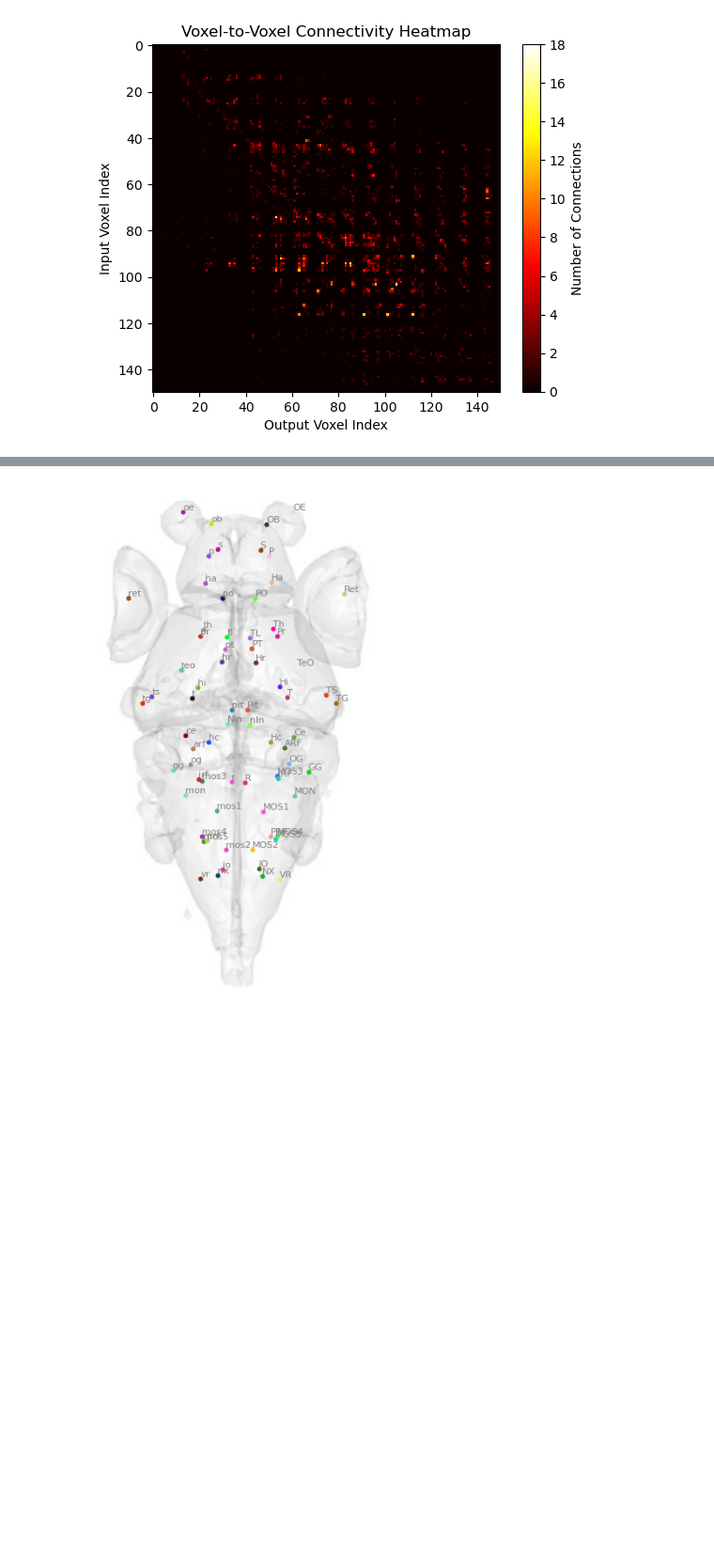
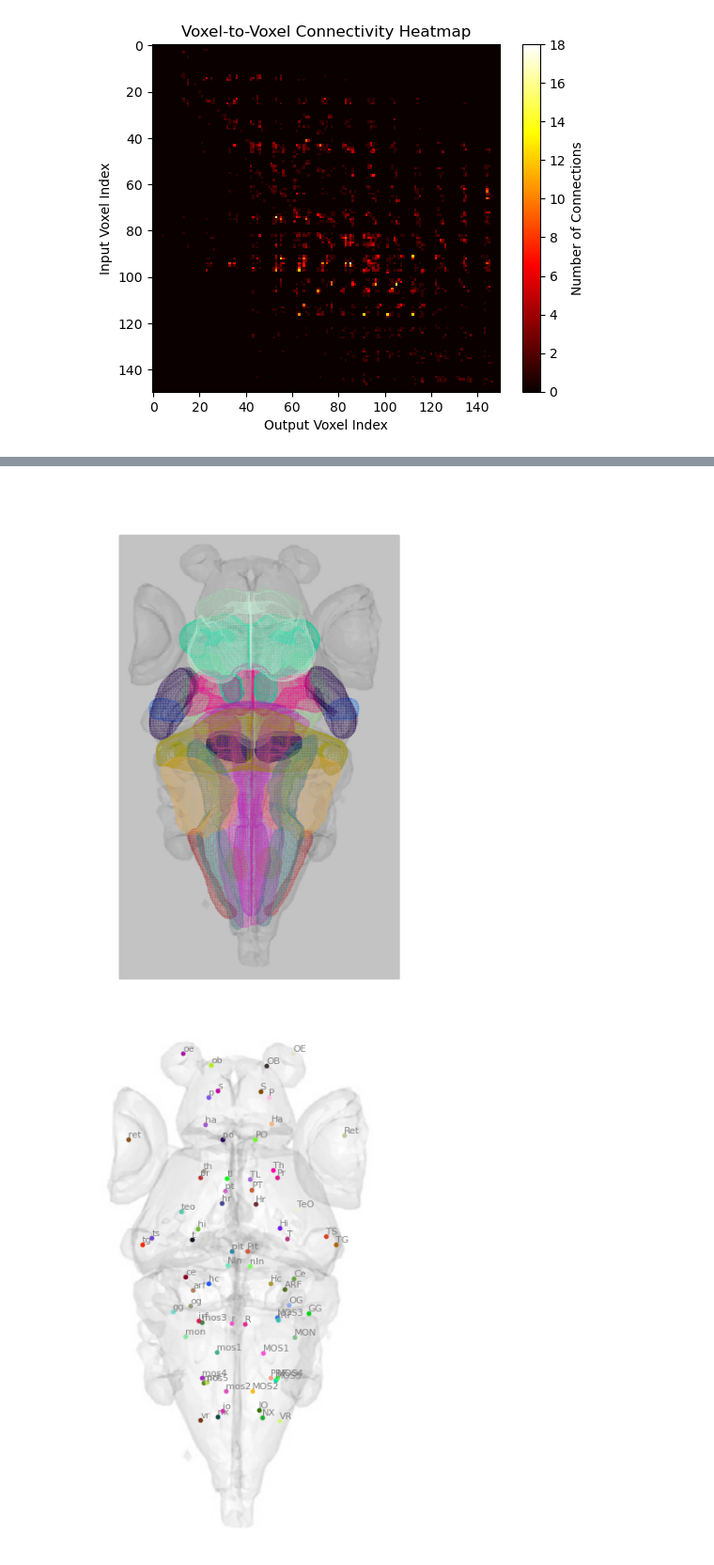
Before and after one commit to alinvdu/neuromorphic-connectome-approach, a Jupyter notebook: src/connectome/zebra_fish.ipynb, the cells around one changed output, grey strips where cells are left out. Shown at 94% size. Drawn from its saved outputs; the diff is of its cells as text; code cells hidden in the pictures; blank space fills up the shorter version.

Commit message:
Add more meshes + update regions

```diff
--- a/src/connectome/zebra_fish.ipynb
+++ b/src/connectome/zebra_fish.ipynb
@@ -889,3 +893,76 @@ plt.show()
+# %%
+
+
+# Iterate Brain Region and create a scatter plots in the form of spheres
+fig = plt.figure(figsize=(10, 10))
+ax = fig.add_subplot(111, projection='3d')
+ax.imshow(bg_image, extent=[left, right, bottom, top])
+
+import random
+
+def random_color():
+  return "#{:06x}".format(random.randint(0, 0xFFFFFF))
+
+import numpy as np
+from stl import mesh
+import matplotlib.pyplot as plt
+from mpl_toolkits.mplot3d import Axes3D
+from mpl_toolkits.mplot3d.art3d import Poly3DCollection
+from scipy.ndimage import zoom
+
+colors_by_abbr = {}
+
+img = bg_image
+
+# Set the grid for the image
+x = np.linspace(0, 580, img.shape[1])
+y = np.linspace(80, 1000, img.shape[0])
+x, y = np.meshgrid(x, y)
+z = np.zeros_like(x)  # Z should be a 2D array with the same shape as X and Y
+
+all_scales = [x.flatten(), y.flatten(), z.flatten()]
+
+# Plot the surface with facecolors
+ax.plot_surface(x, y, z, facecolors=img, rstride=1, cstride=1, antialiased=False)
+
+# Function to plot a 3D mesh
+def plot_stl(filename, abbr, opacity, region_color):
+    # Load STL file
+    your_mesh = mesh.Mesh.from_file(filename)
+    all_scales.extend([your_mesh.x.flatten(), your_mesh.y.flatten(), your_mesh.z.flatten()])
+
+    if region_color:
+      color = region_color
+    elif abbr in colors_by_abbr:
+      color = colors_by_abbr[abbr]
+    else:
+      color = random_color()
+      colors_by_abbr[abbr] = color
+
+    # Load the vectors from the STL file
+    if opacity is not None:
+      currentOpacity = opacity
+    else:
+      currentOpacity = 0.05
+
+    mesh_collection = Poly3DCollection(your_mesh.vectors, alpha=currentOpacity, color=color)
+    ax.add_collection3d(mesh_collection)
+
+for region in brain_regions:
+  if region.mesh:
+    plot_stl(region.mesh, region.abbr.lower(), region.opacity, region.color)
+
+scale = np.concatenate(all_scales)
+ax.auto_scale_xyz(scale, scale, scale)
+
+
+ax.view_init(elev=90, azim=-90)
+ax.set_axis_off()
+ax.dist = 5
+
+plt.show()
+# %% [output]
+[figure, added]
 # %%
 # Plot the regions and abbreviations, at first with random colors, no clusters
 fig, ax = figure()
```
Also changed, not shown: parts of 8 cells of this notebook, 26 other files.
